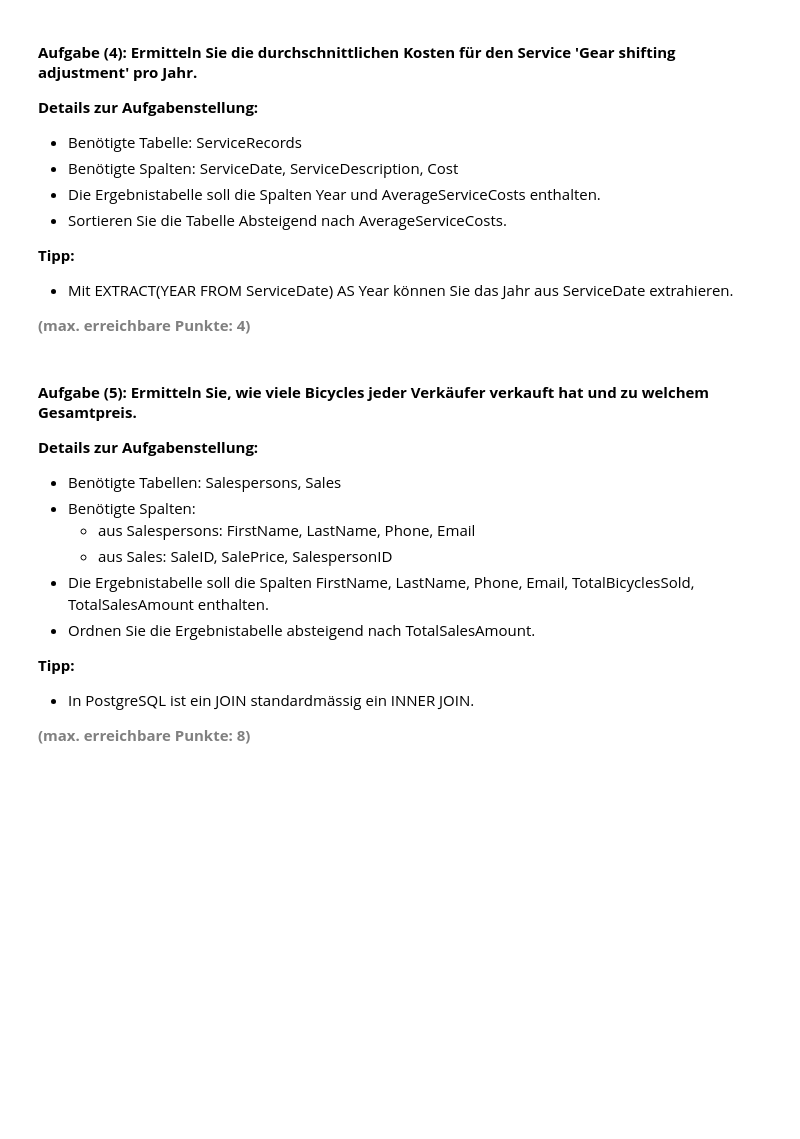
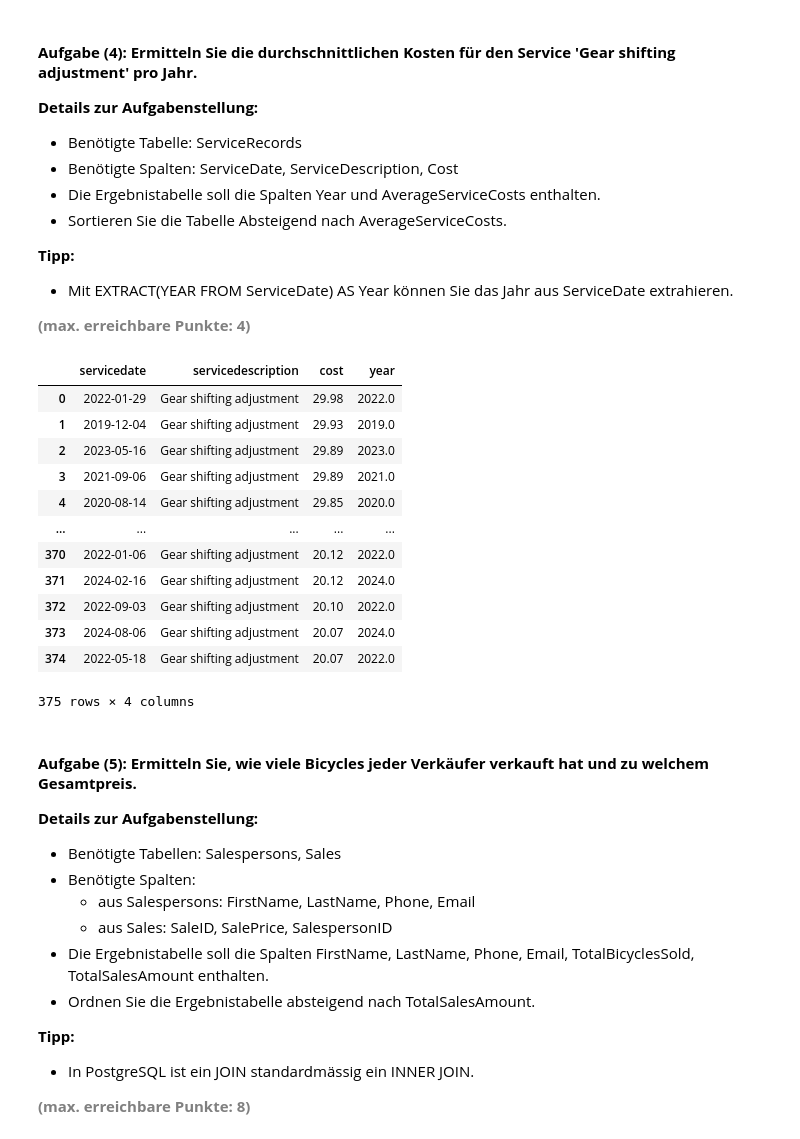
Before and after one commit to migifor-forstmi4/python_postgresql_pgadmin, a Jupyter notebook: Leistungsnachweis 1/AP01_Mgmt_Nutzung_Relationale_Daten.ipynb, the cells around one changed output. Cells and saved outputs as stored; diff of their text form; code cells hidden in the pictures; blank space fills up the shorter version.

```diff
--- a/Leistungsnachweis 1/AP01_Mgmt_Nutzung_Relationale_Daten.ipynb
+++ b/Leistungsnachweis 1/AP01_Mgmt_Nutzung_Relationale_Daten.ipynb
@@ -407,15 +425,37 @@ df_sub
 <b style="color: gray;">(max. erreichbare Punkte: 4)</b>
 # %%
 # Engine für Datenbankverbindung erstellen
+engine = create_engine(db_connection_url)
 
+# SQL Abfrage
+df_sub = pd.read_sql_query("""SELECT
+                                ServiceDate,
+                                ServiceDescription,
+                                Cost,
+                                EXTRACT(Year FROM servicedate) AS Year
+                                FROM serviceRecords
+                                WHERE servicedescription = 'Gear shifting adjustment'
+                              ORDER BY cost DESC
+                           ;""",
+                          con=engine)
 
-# SQL-Abfrage erstellen und ausführen
-
-
-# Datenbankverbindung trennen
-
-
-# Ergebnis anzeigen
+# Schliessen der Datenbankverbindung
+engine.dispose()
+df_sub
+# %% [output]
+|  | servicedate | servicedescription | cost | year |
+| 0 | 2022-01-29 | Gear shifting adjustment | 29.98 | 2022.0 |
+| 1 | 2019-12-04 | Gear shifting adjustment | 29.93 | 2019.0 |
+| 2 | 2023-05-16 | Gear shifting adjustment | 29.89 | 2023.0 |
+| 3 | 2021-09-06 | Gear shifting adjustment | 29.89 | 2021.0 |
+| 4 | 2020-08-14 | Gear shifting adjustment | 29.85 | 2020.0 |
+| ... | ... | ... | ... | ... |
+| 370 | 2022-01-06 | Gear shifting adjustment | 20.12 | 2022.0 |
+| 371 | 2024-02-16 | Gear shifting adjustment | 20.12 | 2024.0 |
+| 372 | 2022-09-03 | Gear shifting adjustment | 20.10 | 2022.0 |
+| 373 | 2024-08-06 | Gear shifting adjustment | 20.07 | 2024.0 |
+| 374 | 2022-05-18 | Gear shifting adjustment | 20.07 | 2022.0 |
+375 rows × 4 columns
 # %% [markdown]
 #### <b>Aufgabe (5): Ermitteln Sie, wie viele Bicycles jeder Verkäufer verkauft hat und zu welchem Gesamtpreis.</b>
 <b>Details zur Aufgabenstellung:</b>
```
Also changed, not shown: parts of 3 cells of this notebook.
